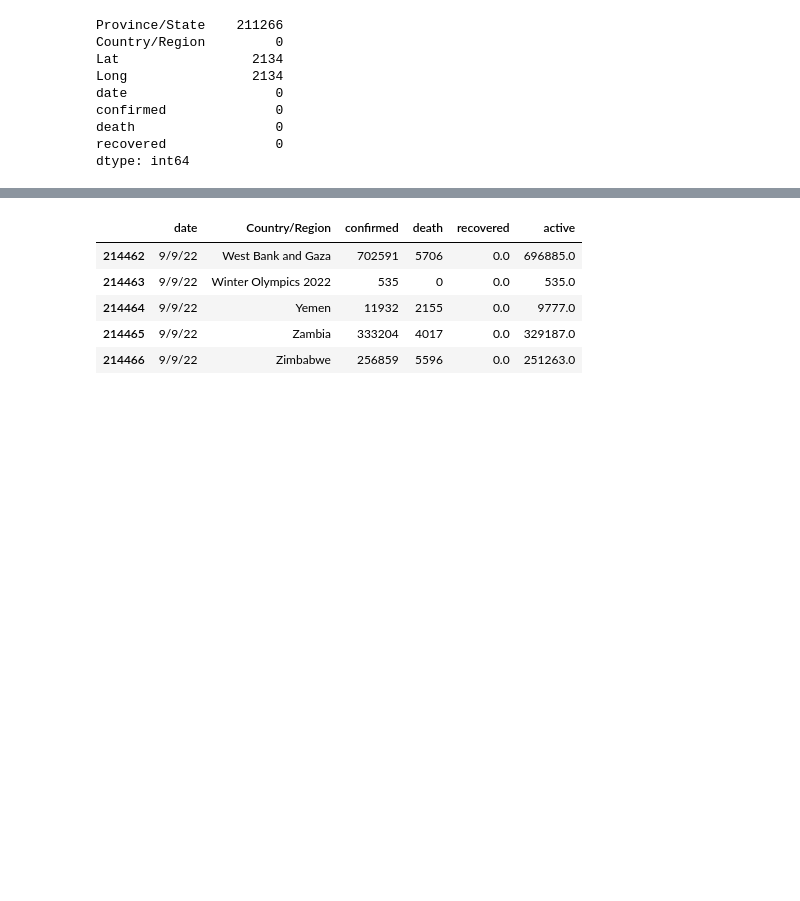
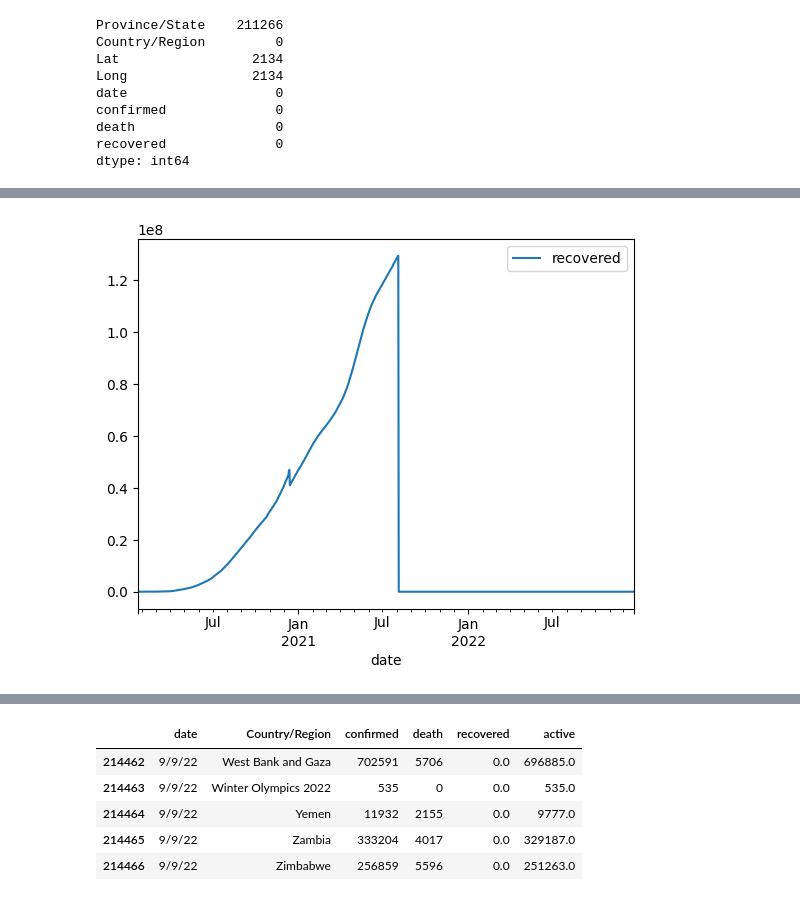
Before and after one commit to Ivan2911/COVID-19-VIZ, a Jupyter notebook: data_process.ipynb, the cells around one changed output, grey strips where cells are left out. Cells and saved outputs as stored; diff of their text form; code cells hidden in the pictures; blank space fills up the shorter version.

```diff
--- a/data_process.ipynb
+++ b/data_process.ipynb
@@ -119,2 +170,15 @@ df.head()
 # %%
 global_sum_by_date_df = df.groupby(["date"])[["confirmed","death","recovered","active"]].sum().reset_index()
+# %%
+import matplotlib.pyplot as plt
+
+# Select the 'Year' and 'Sales' columns
+dff = global_sum_by_date_df[['date', 'recovered']]
+
+# Plot the 'Year' and 'Sales' columns
+dff.plot(x='date', y='recovered')
+
+# Show the plot
+plt.show()
+# %% [output]
+[figure, added]
```
Also changed, not shown: parts of 16 cells of this notebook, 2 other files.
